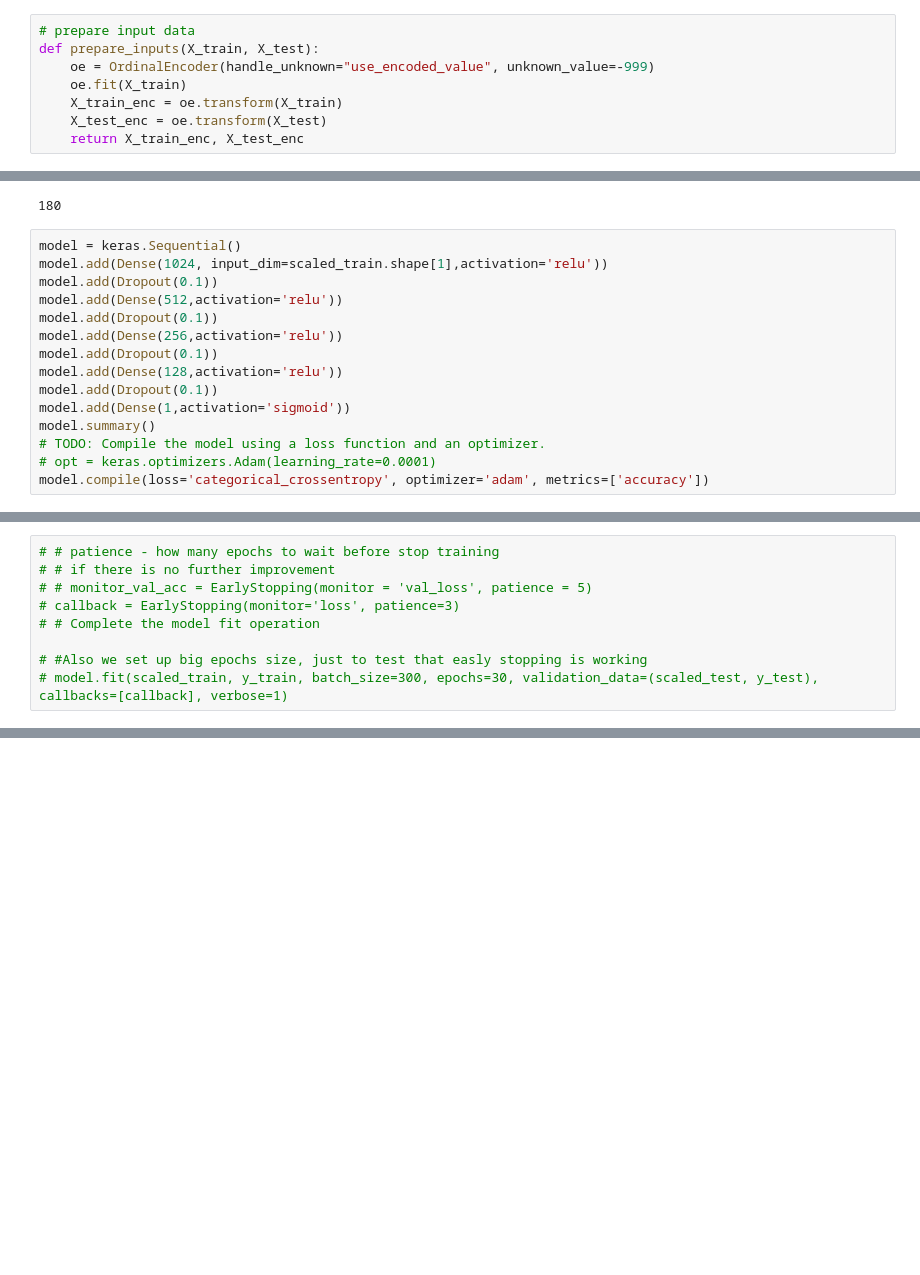
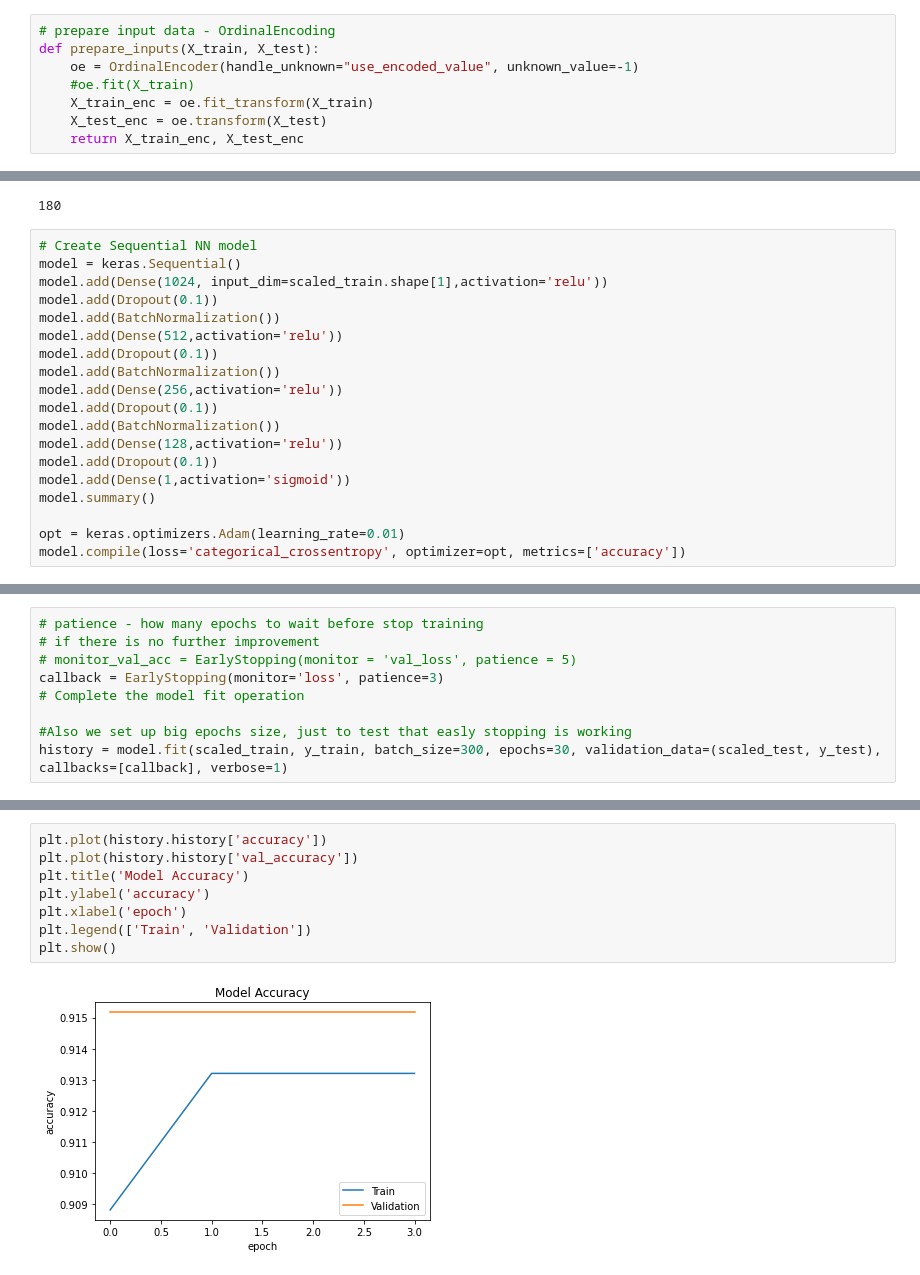
Before and after one commit to SnehalThakur/TMLC_DL, a Jupyter notebook: PatientSurvivalDetection.ipynb, the cells around one changed output, grey strips where cells are left out. Cells and saved outputs as stored; diff of their text form; blank space fills up the shorter version.

Commit message:
Optimize NN

```diff
--- a/PatientSurvivalDetection.ipynb
+++ b/PatientSurvivalDetection.ipynb
@@ -183,11 +227,11 @@ Name: hospital_death, Length: 91713, dtype: int64
 from sklearn.model_selection import train_test_split
 X_train, X_test, y_train, y_test = train_test_split(X, y, test_size=0.25, random_state=46, shuffle=True)
 # %%
-# prepare input data
+# prepare input data - OrdinalEncoding
 def prepare_inputs(X_train, X_test):
-    oe = OrdinalEncoder(handle_unknown="use_encoded_value", unknown_value=-999)
-    oe.fit(X_train)
-    X_train_enc = oe.transform(X_train)
+    oe = OrdinalEncoder(handle_unknown="use_encoded_value", unknown_value=-1)
+    #oe.fit(X_train)
+    X_train_enc = oe.fit_transform(X_train)
     X_test_enc = oe.transform(X_test)
     return X_train_enc, X_test_enc
 # %%
@@ -295,18 +336,22 @@ scaled_train.shape[1]
 # %% [output]
 180
 # %%
+# Create Sequential NN model
 model = keras.Sequential()
 model.add(Dense(1024, input_dim=scaled_train.shape[1],activation='relu'))
 model.add(Dropout(0.1))
+model.add(BatchNormalization())
 model.add(Dense(512,activation='relu'))
 model.add(Dropout(0.1))
+model.add(BatchNormalization())
 model.add(Dense(256,activation='relu'))
 model.add(Dropout(0.1))
+model.add(BatchNormalization())
 model.add(Dense(128,activation='relu'))
 model.add(Dropout(0.1))
 model.add(Dense(1,activation='sigmoid'))
 model.summary()
-# TODO: Compile the model using a loss function and an optimizer.
-# opt = keras.optimizers.Adam(learning_rate=0.0001)
-model.compile(loss='categorical_crossentropy', optimizer='adam', metrics=['accuracy'])
+
+opt = keras.optimizers.Adam(learning_rate=0.01)
+model.compile(loss='categorical_crossentropy', optimizer=opt, metrics=['accuracy'])
 # %% [output]
@@ -330,11 +375,11 @@ _________________________________________________________________
 # %%
-# # patience - how many epochs to wait before stop training
-# # if there is no further improvement
-# # monitor_val_acc = EarlyStopping(monitor = 'val_loss', patience = 5)
-# callback = EarlyStopping(monitor='loss', patience=3)
-# # Complete the model fit operation
+# patience - how many epochs to wait before stop training
+# if there is no further improvement
+# monitor_val_acc = EarlyStopping(monitor = 'val_loss', patience = 5)
+callback = EarlyStopping(monitor='loss', patience=3)
+# Complete the model fit operation
 
-# #Also we set up big epochs size, just to test that easly stopping is working
-# model.fit(scaled_train, y_train, batch_size=300, epochs=30, validation_data=(scaled_test, y_test), callbacks=[callback], verbose=1)
+#Also we set up big epochs size, just to test that easly stopping is working
+history = model.fit(scaled_train, y_train, batch_size=300, epochs=30, validation_data=(scaled_test, y_test), callbacks=[callback], verbose=1)
 # %% [output]
 Epoch 1/30
@@ -374,0 +399,10 @@ Epoch 10/30
+# %%
+plt.plot(history.history['accuracy'])
+plt.plot(history.history['val_accuracy'])
+plt.title('Model Accuracy')
+plt.ylabel('accuracy')
+plt.xlabel('epoch')
+plt.legend(['Train', 'Validation'])
+plt.show()
+# %% [output]
+[figure, added]
```
Also changed, not shown: parts of 21 cells of this notebook.
